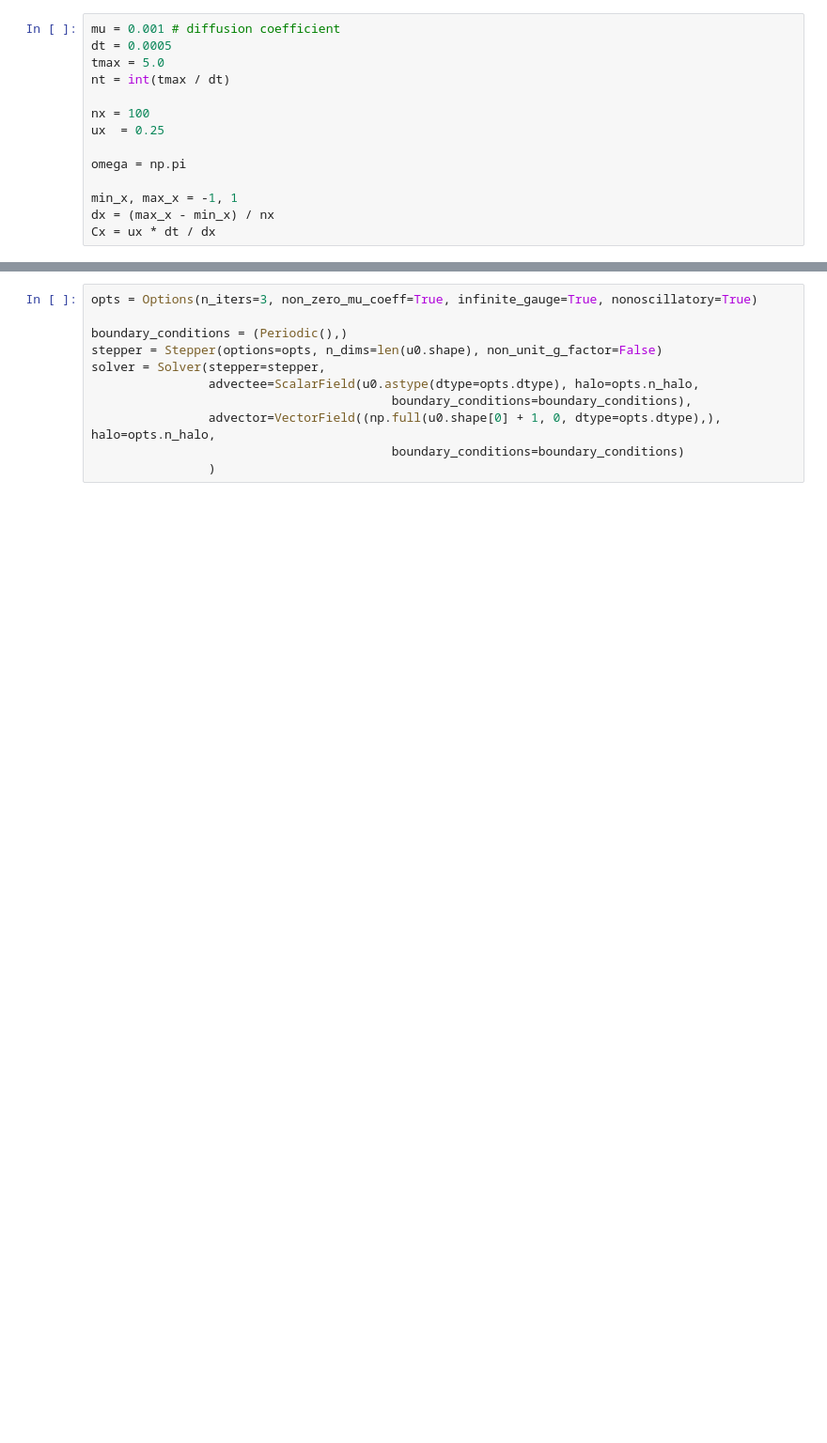
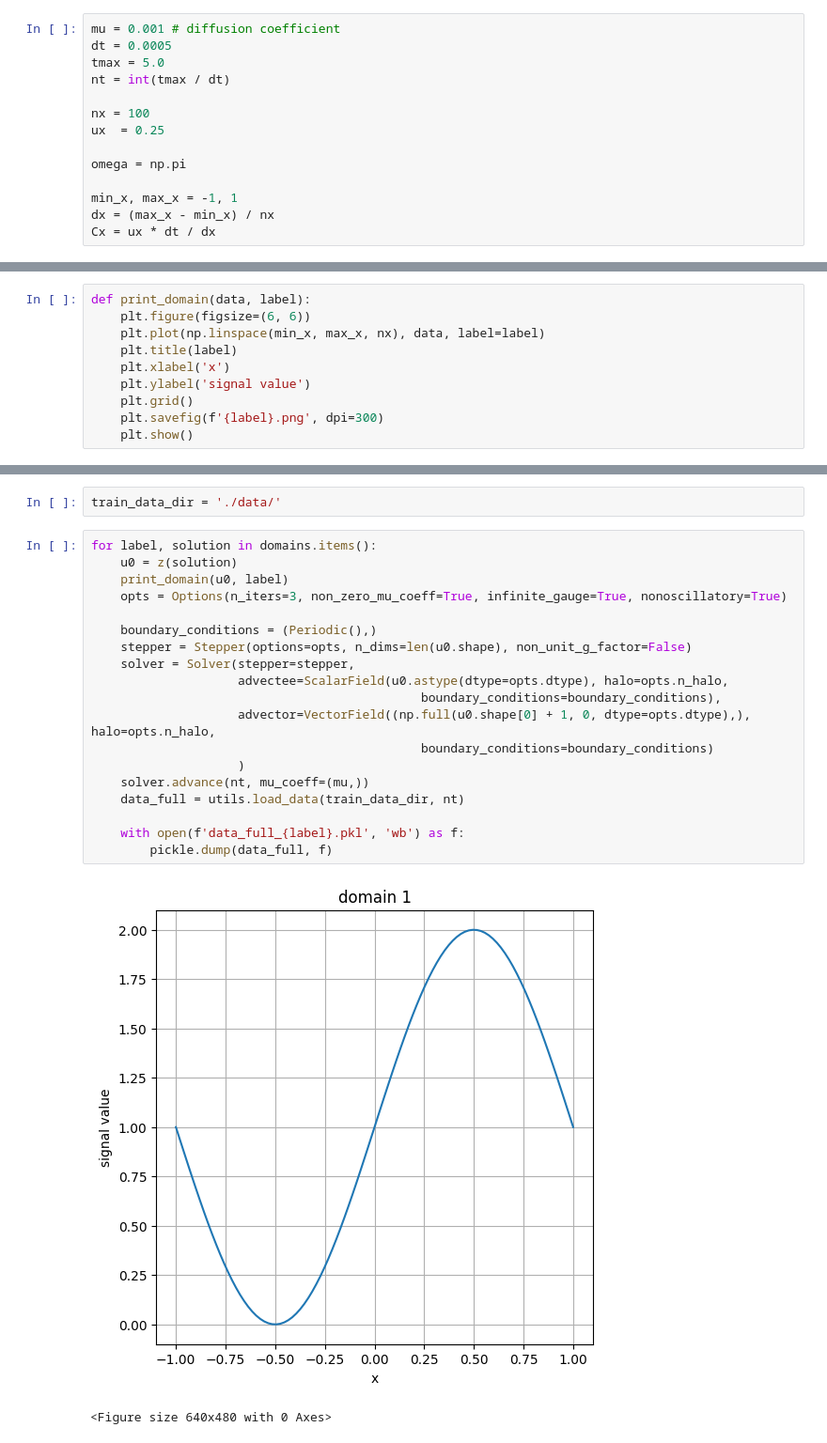
Before and after one commit to pawelmagnu/PyMPDATA, a Jupyter notebook: fluxes/second_advection.ipynb, the cells around one changed output, grey strips where cells are left out. Shown at 94% size. Drawn from its saved outputs; the diff is of its cells as text; blank space fills up the shorter version.

```diff
--- a/fluxes/second_advection.ipynb
+++ b/fluxes/second_advection.ipynb
@@ -26 +45,11 @@ Cx = ux * dt / dx
+# %%
+def print_domain(data, label):
+    plt.figure(figsize=(6, 6))
+    plt.plot(np.linspace(min_x, max_x, nx), data, label=label)
+    plt.title(label)
+    plt.xlabel('x')
+    plt.ylabel('signal value')
+    plt.grid()
+    plt.savefig(f'{label}.png', dpi=300)
+    plt.show()
 # %%
@@ -77,11 +89,24 @@ Text(0, 0.5, 'advectee')
+# %%
+train_data_dir = './data/'
 # %%
-opts = Options(n_iters=3, non_zero_mu_coeff=True, infinite_gauge=True, nonoscillatory=True)
+for label, solution in domains.items():
+    u0 = z(solution)
+    print_domain(u0, label)
+    opts = Options(n_iters=3, non_zero_mu_coeff=True, infinite_gauge=True, nonoscillatory=True)
 
-boundary_conditions = (Periodic(),)
-stepper = Stepper(options=opts, n_dims=len(u0.shape), non_unit_g_factor=False)
-solver = Solver(stepper=stepper,
-                advectee=ScalarField(u0.astype(dtype=opts.dtype), halo=opts.n_halo,
-                                         boundary_conditions=boundary_conditions),
-                advector=VectorField((np.full(u0.shape[0] + 1, 0, dtype=opts.dtype),), halo=opts.n_halo,
-                                         boundary_conditions=boundary_conditions)
-                )
+    boundary_conditions = (Periodic(),)
+    stepper = Stepper(options=opts, n_dims=len(u0.shape), non_unit_g_factor=False)
+    solver = Solver(stepper=stepper,
+                    advectee=ScalarField(u0.astype(dtype=opts.dtype), halo=opts.n_halo,
+                                             boundary_conditions=boundary_conditions),
+                    advector=VectorField((np.full(u0.shape[0] + 1, 0, dtype=opts.dtype),), halo=opts.n_halo,
+                                             boundary_conditions=boundary_conditions)
+                    )
+    solver.advance(nt, mu_coeff=(mu,))
+    data_full = utils.load_data(train_data_dir, nt)
+
+    with open(f'data_full_{label}.pkl', 'wb') as f:
+        pickle.dump(data_full, f)
+# %% [output]
+[figure, added]
+<Figure size 640x480 with 0 Axes>
```
Also changed, not shown: parts of 13 cells of this notebook, 1 other file.
